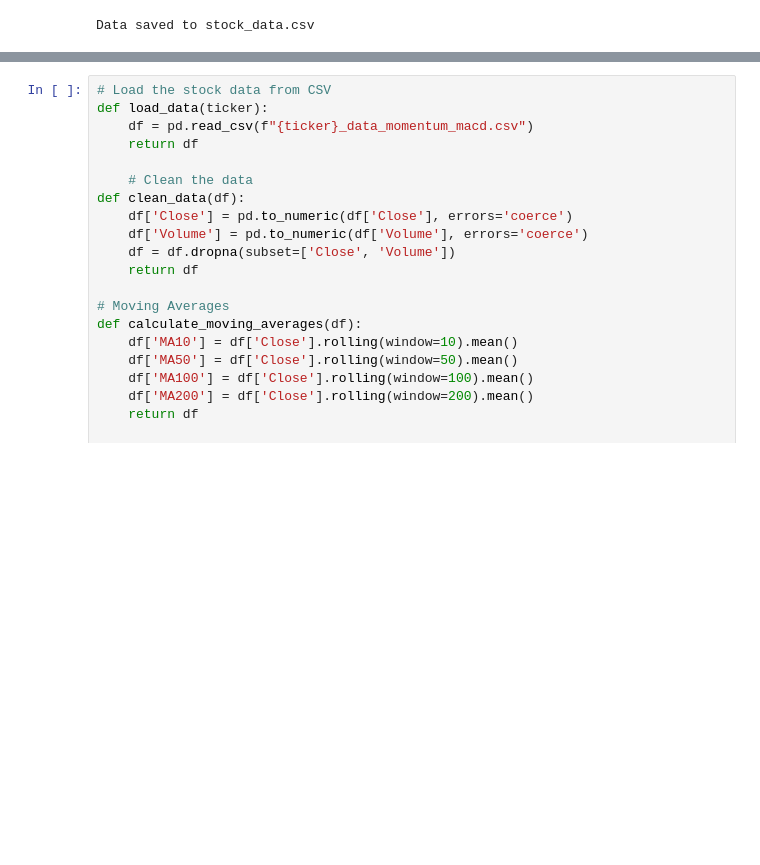
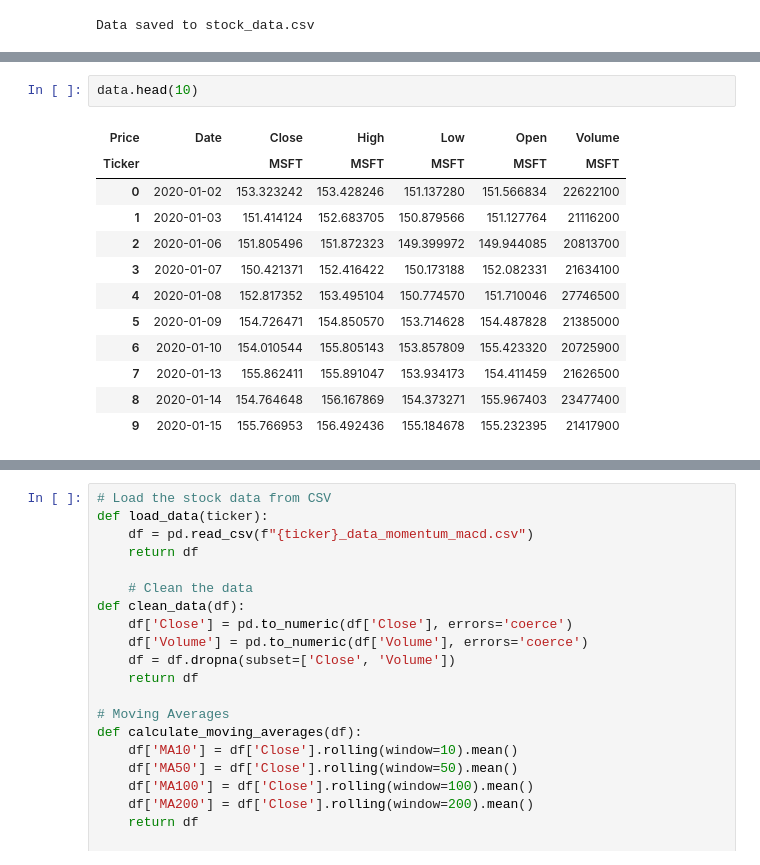
Before and after one commit to uma1r111/AI-Driven-Portfolio-Optimization-and-Budget-Planner, a Jupyter notebook: LSTM model/LSTM_stock_feature_engineering_macd_momentum.ipynb, the cells around one changed output, grey strips where cells are left out. Drawn from its saved outputs; the diff is of its cells as text; blank space fills up the shorter version.

```diff
--- a/LSTM model/feature_engineering_macd_momentum.ipynb
+++ b/LSTM model/LSTM_stock_feature_engineering_macd_momentum.ipynb
@@ -20,0 +32,15 @@ Data saved to stock_data.csv
+# %%
+data.head(10)
+# %% [output]
+| Price | Date | Close | High | Low | Open | Volume |
+| Ticker |  | MSFT | MSFT | MSFT | MSFT | MSFT |
+| 0 | 2020-01-02 | 153.323242 | 153.428246 | 151.137280 | 151.566834 | 22622100 |
+| 1 | 2020-01-03 | 151.414124 | 152.683705 | 150.879566 | 151.127764 | 21116200 |
+| 2 | 2020-01-06 | 151.805496 | 151.872323 | 149.399972 | 149.944085 | 20813700 |
+| 3 | 2020-01-07 | 150.421371 | 152.416422 | 150.173188 | 152.082331 | 21634100 |
+| 4 | 2020-01-08 | 152.817352 | 153.495104 | 150.774570 | 151.710046 | 27746500 |
+| 5 | 2020-01-09 | 154.726471 | 154.850570 | 153.714628 | 154.487828 | 21385000 |
+| 6 | 2020-01-10 | 154.010544 | 155.805143 | 153.857809 | 155.423320 | 20725900 |
+| 7 | 2020-01-13 | 155.862411 | 155.891047 | 153.934173 | 154.411459 | 21626500 |
+| 8 | 2020-01-14 | 154.764648 | 156.167869 | 154.373271 | 155.967403 | 23477400 |
+| 9 | 2020-01-15 | 155.766953 | 156.492436 | 155.184678 | 155.232395 | 21417900 |
```
Also changed, not shown: parts of 5 cells of this notebook.
